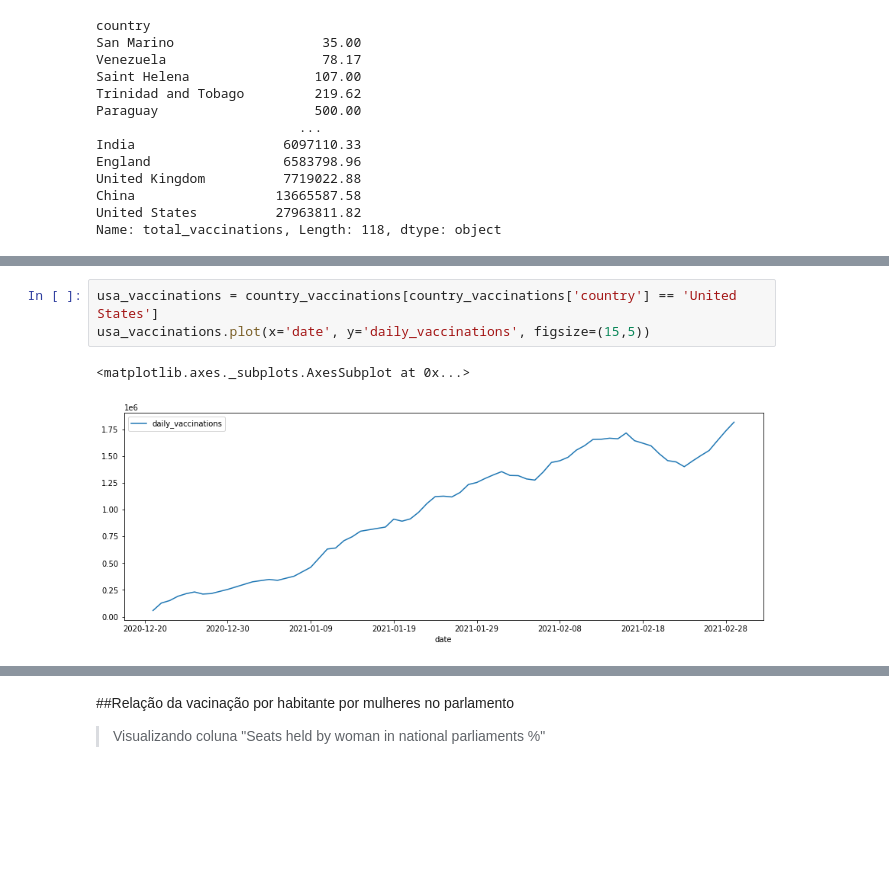
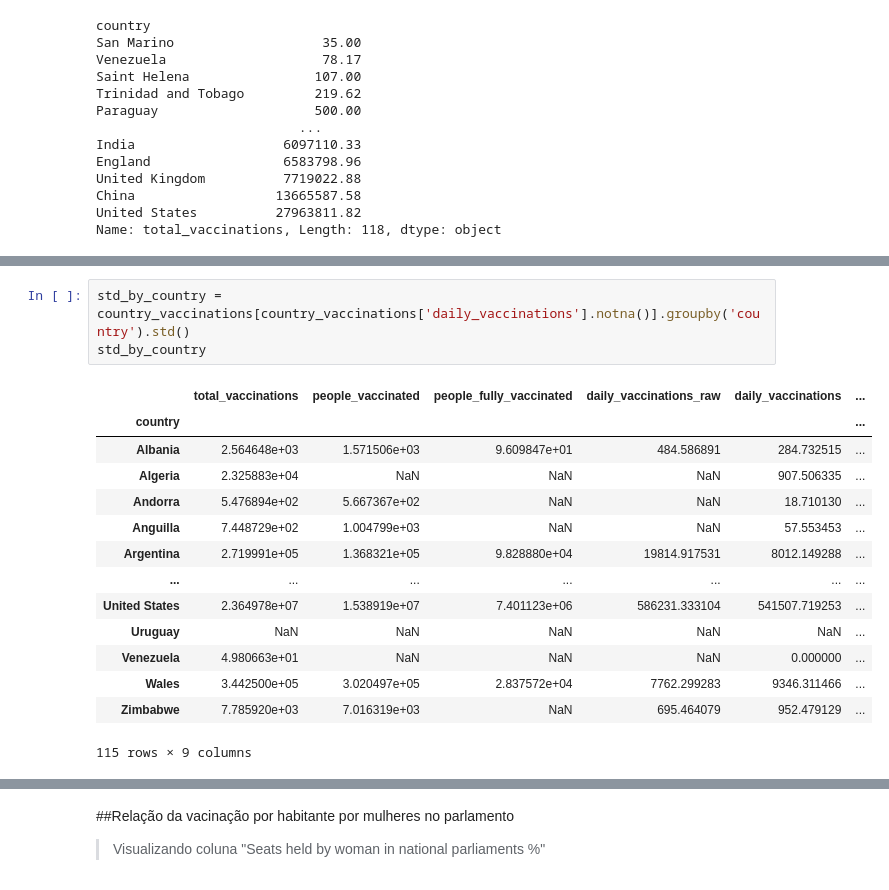
Before and after one commit to hitallocavas/covid-19-data-analysis, a Jupyter notebook: covid_19_analisys.ipynb, the cells around one changed output, grey strips where cells are left out. Cells and saved outputs as stored; diff of their text form; blank space fills up the shorter version.

```diff
--- a/covid_19_analisys.ipynb
+++ b/covid_19_analisys.ipynb
@@ -910,6 +893,18 @@ panama_vaccinations.plot(x='date', y='daily_vaccinations', figsize=(15,5))
-# %%
-usa_vaccinations = country_vaccinations[country_vaccinations['country'] == 'United States']
-usa_vaccinations.plot(x='date', y='daily_vaccinations', figsize=(15,5))
-# %% [output]
-<matplotlib.axes._subplots.AxesSubplot at 0x...>
-[figure, removed]
+# %%
+std_by_country = country_vaccinations[country_vaccinations['daily_vaccinations'].notna()].groupby('country').std()
+std_by_country
+# %% [output]
+|  | total_vaccinations | people_vaccinated | people_fully_vaccinated | daily_vaccinations_raw | daily_vaccinations | ... |
+| country |  |  |  |  |  | ... |
+| Albania | 2.564648e+03 | 1.571506e+03 | 9.609847e+01 | 484.586891 | 284.732515 | ... |
+| Algeria | 2.325883e+04 | NaN | NaN | NaN | 907.506335 | ... |
+| Andorra | 5.476894e+02 | 5.667367e+02 | NaN | NaN | 18.710130 | ... |
+| Anguilla | 7.448729e+02 | 1.004799e+03 | NaN | NaN | 57.553453 | ... |
+| Argentina | 2.719991e+05 | 1.368321e+05 | 9.828880e+04 | 19814.917531 | 8012.149288 | ... |
+| ... | ... | ... | ... | ... | ... | ... |
+| United States | 2.364978e+07 | 1.538919e+07 | 7.401123e+06 | 586231.333104 | 541507.719253 | ... |
+| Uruguay | NaN | NaN | NaN | NaN | NaN | ... |
+| Venezuela | 4.980663e+01 | NaN | NaN | NaN | 0.000000 | ... |
+| Wales | 3.442500e+05 | 3.020497e+05 | 2.837572e+04 | 7762.299283 | 9346.311466 | ... |
+| Zimbabwe | 7.785920e+03 | 7.016319e+03 | NaN | 695.464079 | 952.479129 | ... |
+115 rows × 9 columns
```
Also changed, not shown: parts of 17 cells of this notebook.
